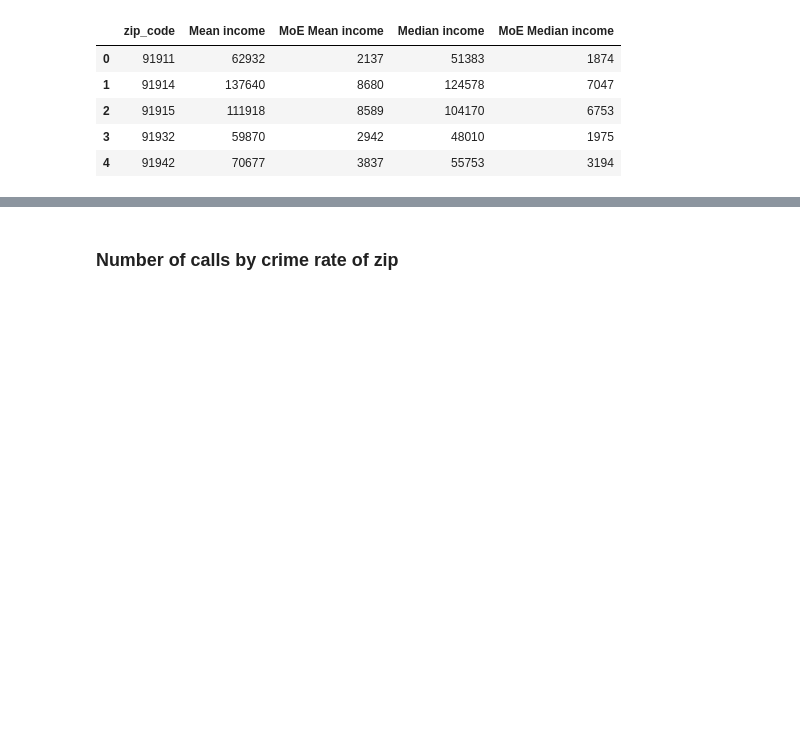
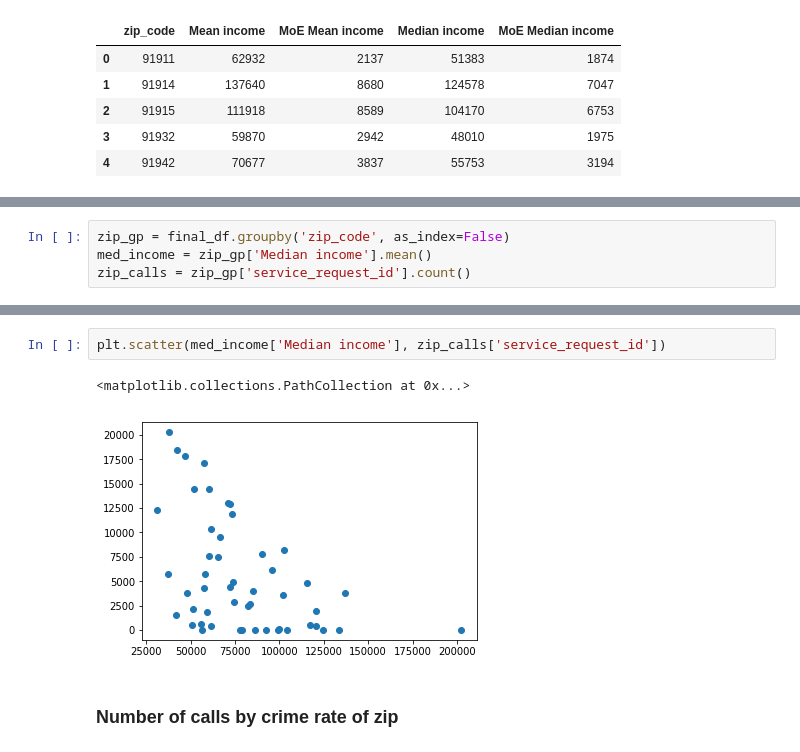
Before and after one commit to farhadOmidvar/311-San-Diego, a Jupyter notebook: notebooks/charts_all.ipynb, the cells around one changed output, grey strips where cells are left out. Drawn from its saved outputs; the diff is of its cells as text; blank space fills up the shorter version.

```diff
--- a/notebooks/charts_all.ipynb
+++ b/notebooks/charts_all.ipynb
@@ -138,0 +137,4 @@ zip_311 = df.
+# %%
+zip_gp = final_df.groupby('zip_code', as_index=False)
+med_income = zip_gp['Median income'].mean()
+zip_calls = zip_gp['service_request_id'].count()
@@ -139,3 +166,8 @@ zip_311 = df.
+# %%
+plt.scatter(med_income['Median income'], zip_calls['service_request_id'])
+# %% [output]
+<matplotlib.collections.PathCollection at 0x...>
+[figure, added]
 # %% [markdown]
 ### Number of calls by crime rate of zip
 # %% [markdown]
```
Also changed, not shown: parts of 8 cells of this notebook.
